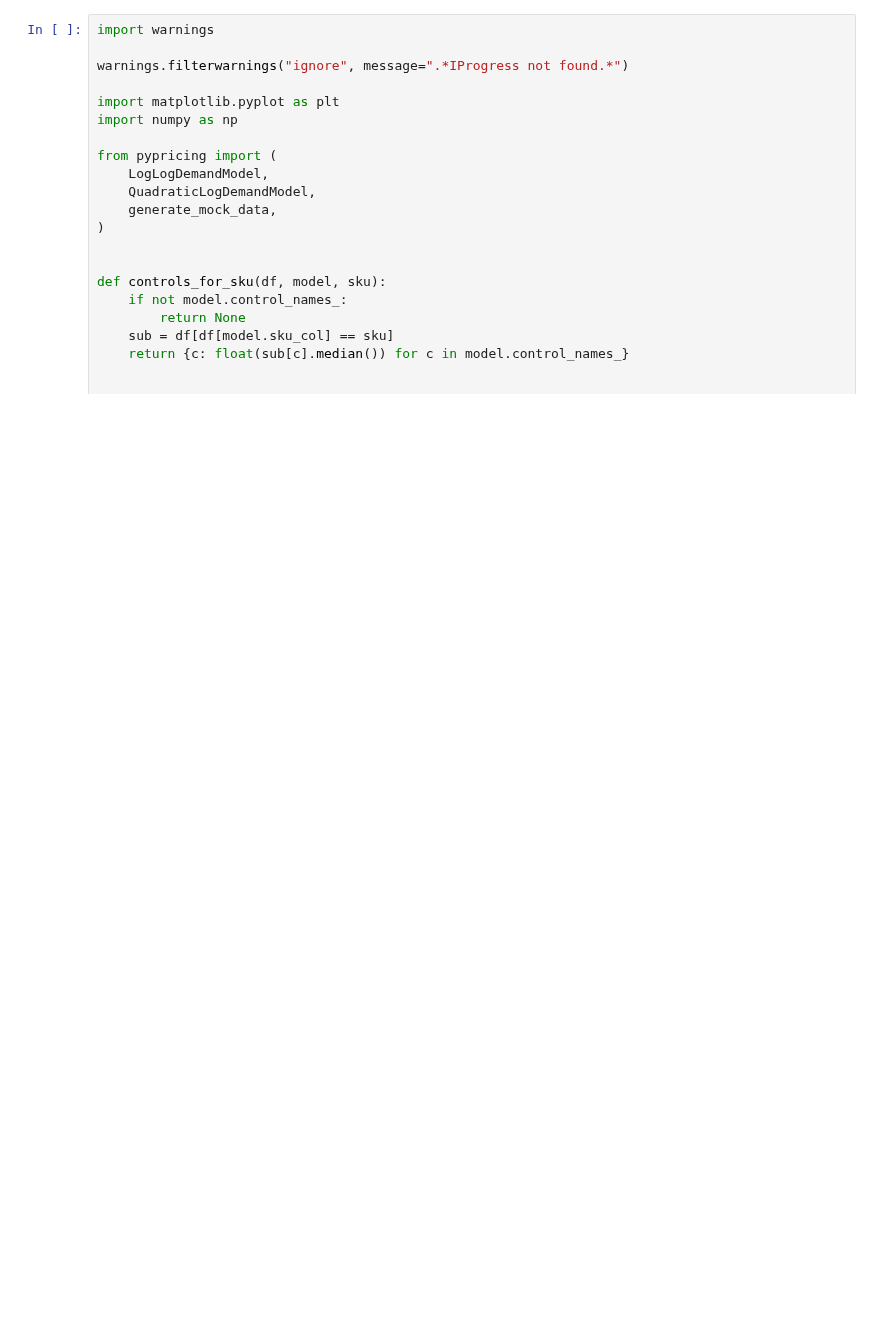
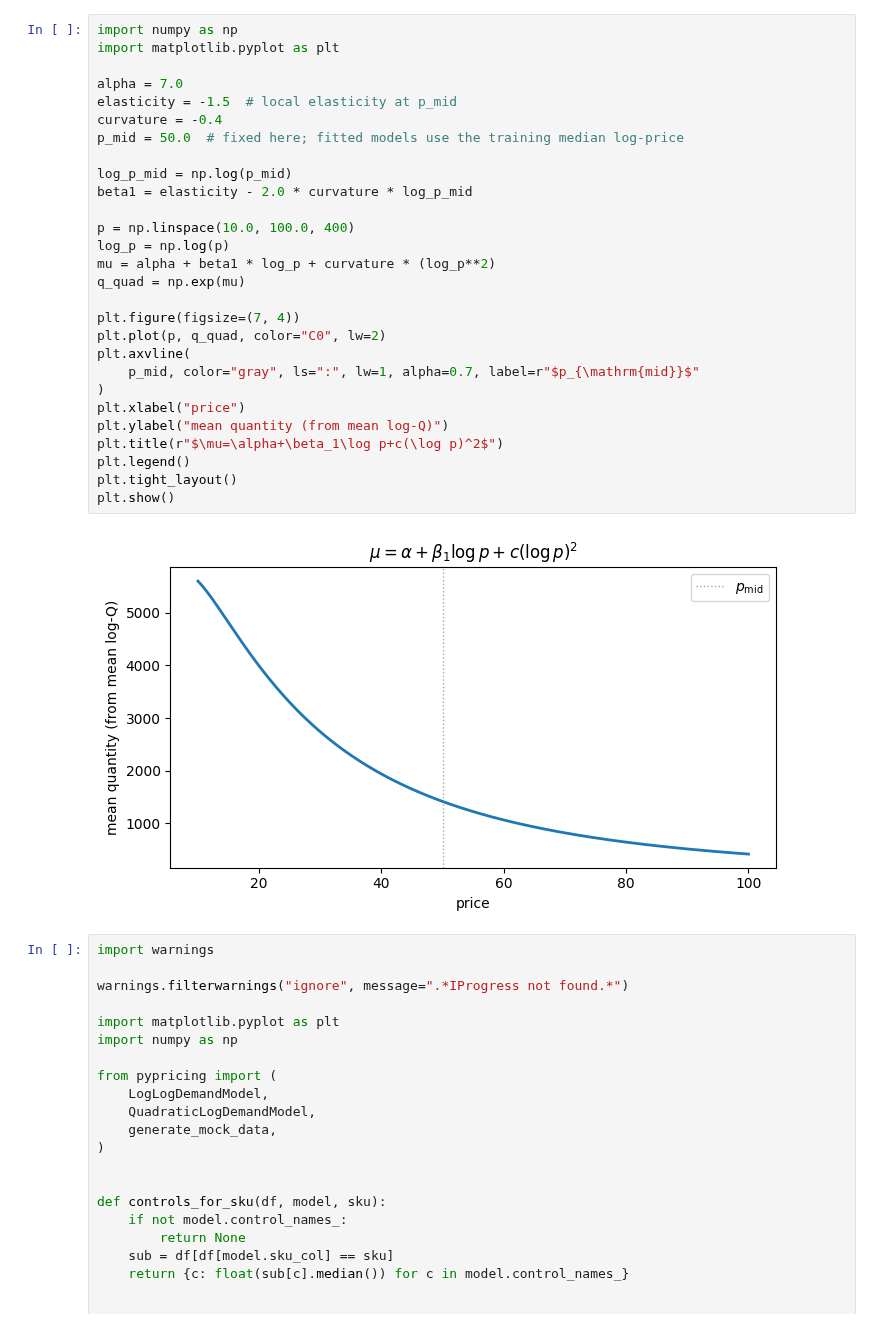
Before and after one commit to arthurmello/pypricing, a Jupyter notebook: docs/source/notebooks/quadratic.ipynb, the cells around one changed output. Cells and saved outputs as stored; diff of their text form; blank space fills up the shorter version.

```diff
--- a/docs/source/notebooks/quadratic.ipynb
+++ b/docs/source/notebooks/quadratic.ipynb
@@ -7,3 +15,33 @@ MCMC settings in these notebooks use small `draws` / `tune` / `chains` for quick
+# %%
+import numpy as np
+import matplotlib.pyplot as plt
+
+alpha = 7.0
+elasticity = -1.5  # local elasticity at p_mid
+curvature = -0.4
+p_mid = 50.0  # fixed here; fitted models use the training median log-price
+
+log_p_mid = np.log(p_mid)
+beta1 = elasticity - 2.0 * curvature * log_p_mid
+
+p = np.linspace(10.0, 100.0, 400)
+log_p = np.log(p)
+mu = alpha + beta1 * log_p + curvature * (log_p**2)
+q_quad = np.exp(mu)
+
+plt.figure(figsize=(7, 4))
+plt.plot(p, q_quad, color="C0", lw=2)
+plt.axvline(
+    p_mid, color="gray", ls=":", lw=1, alpha=0.7, label=r"$p_{\mathrm{mid}}$"
+)
+plt.xlabel("price")
+plt.ylabel("mean quantity (from mean log-Q)")
+plt.title(r"$\mu=\alpha+\beta_1\log p+c(\log p)^2$")
+plt.legend()
+plt.tight_layout()
+plt.show()
+# %% [output]
+[figure, added]
 # %%
 import warnings
 
```
Also changed, not shown: parts of 3 cells of this notebook, 2 other files.
